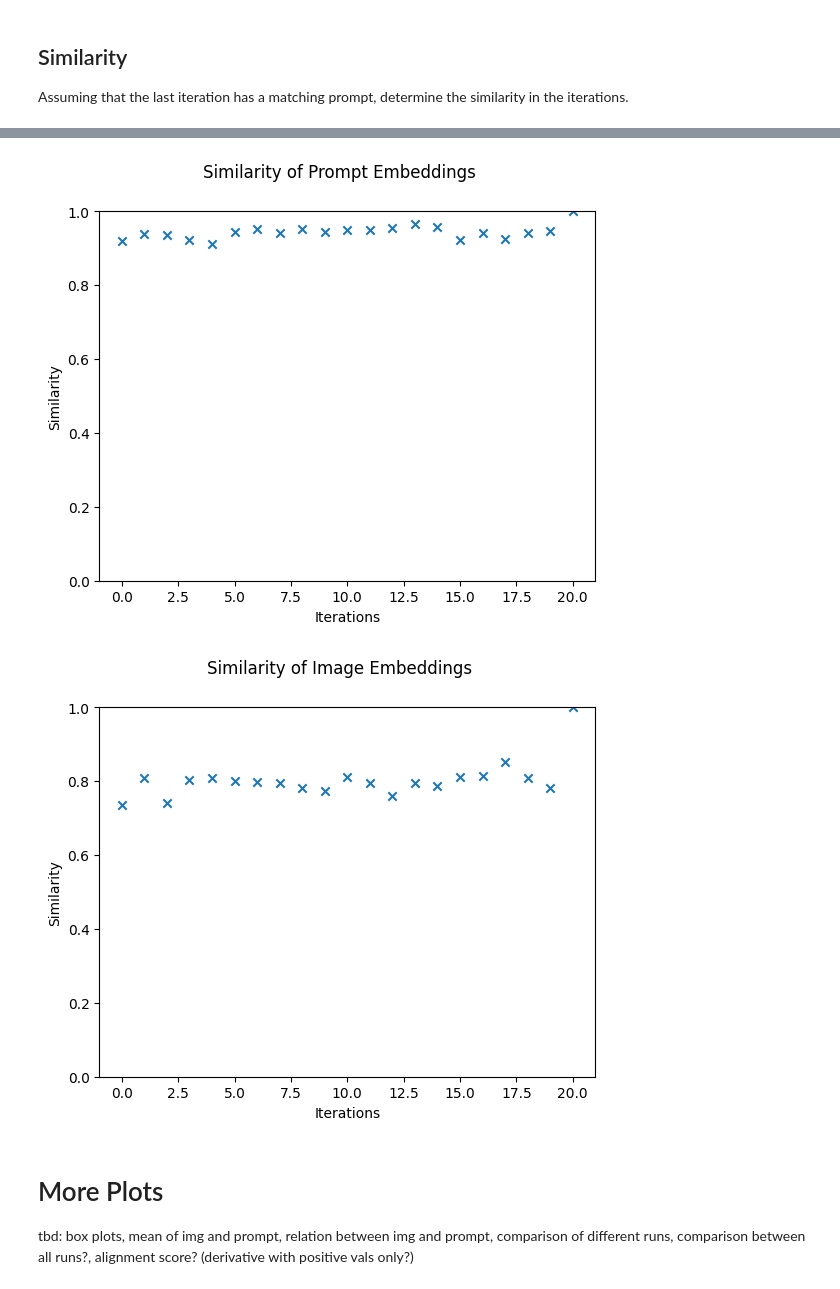
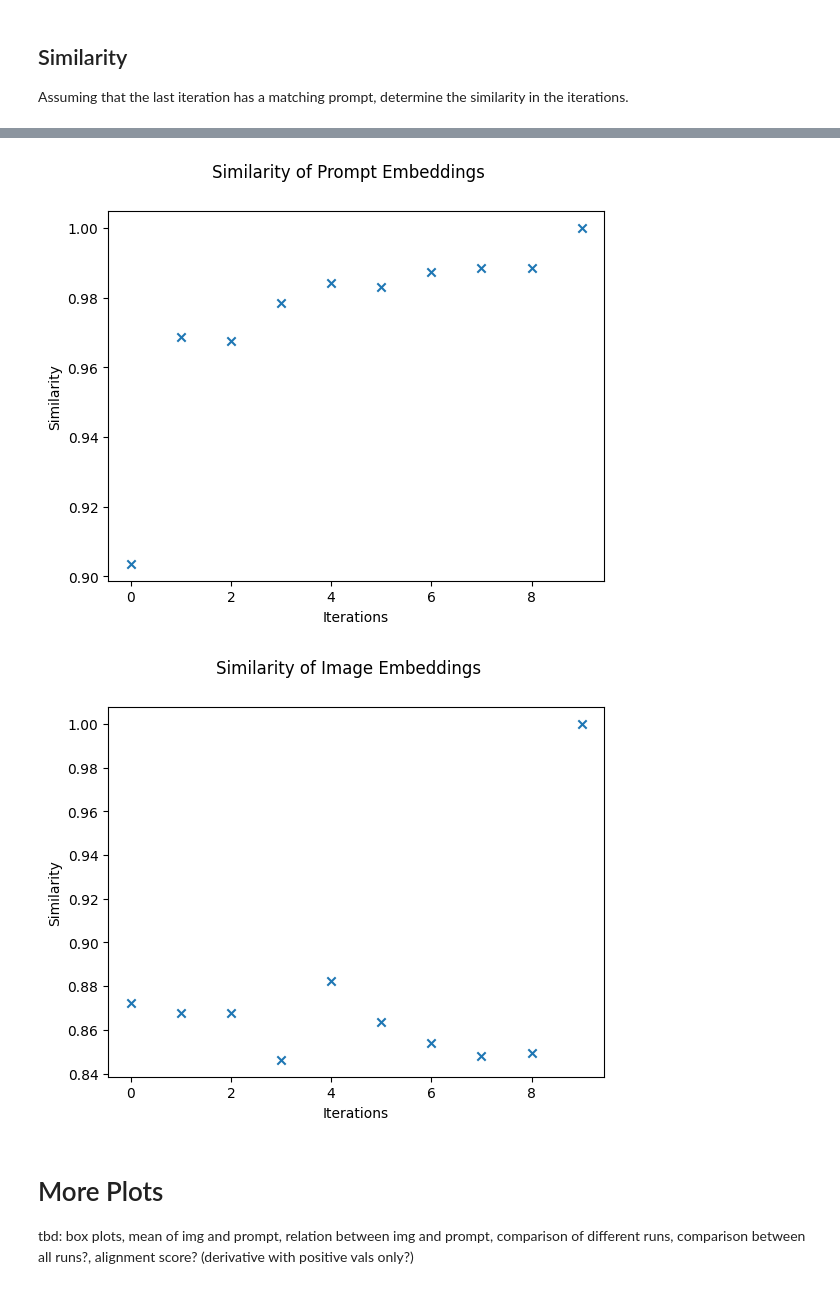
Before and after one commit to Rripped/PromptRefining, a Jupyter notebook: notebooks/Analysis.ipynb, the cells around one changed output, grey strips where cells are left out. Saved outputs shown, nothing was run; the diff lists cells and outputs as text; code cells hidden in the pictures.

```diff
--- a/notebooks/Analysis.ipynb
+++ b/notebooks/Analysis.ipynb
@@ -16,3 +16,8 @@ RUN_DIR = "../data/realistic_po_20_gpt-4-vision-preview_dall-e-3_gpt-4-1106-prev
+# %%
+# A_red_glass__30_gpt-4-vision-preview_dall-e-3_gpt-4-1106-preview_v0
+# A_yellow_hou_30_gpt-4-vision-preview_dall-e-3_gpt-4-1106-preview_v0
+
+RUN_DIR = "../data/A_red_glass__30_gpt-4-vision-preview_dall-e-3_gpt-4-1106-preview_v0"
 # %%
 def get_vecs_of_run(dir, img2vec_model):
     vec_dict = {}
@@ -59,6 +162,6 @@ def get_similarities(embeddings, labels=None, limit=False, title=''):
 # %%
 # get img vectors using img2vec
-img2vec = Img2Vec(cuda=True)
+img2vec = Img2Vec(cuda=False)
 
 # get all vecs
 vecs = get_vecs_of_run(RUN_DIR, img2vec)
@@ -86,7 +189,7 @@ img_tsne = get_tsne(img_embeddings, perplexity=5, title = "TSNE of Image Embeddi
 ## Similarity
 Assuming that the last iteration has a matching prompt, determine the similarity in the iterations.
 # %%
-sim_diff = get_similarities(difference_embeddings, limit=True, title="Similarity of Difference Embeddings")
-sim_prompt = get_similarities(prompt_embeddings, limit=True, title="Similarity of Prompt Embeddings")
-sim_img = get_similarities(img_embeddings, limit=True, title="Similarity of Image Embeddings")
+sim_diff = get_similarities(difference_embeddings, limit=False, title="Similarity of Difference Embeddings")
+sim_prompt = get_similarities(prompt_embeddings, limit=False, title="Similarity of Prompt Embeddings")
+sim_img = get_similarities(img_embeddings, limit=False, title="Similarity of Image Embeddings")
 # %% [output]
@@ -94,5 +197,5 @@ sim_img = get_similarities(img_embeddings, limit=True, title="Similarity of Imag
-[figure, old version]
+[figure, new version]
-[figure, old version]
+[figure, new version]
 # %% [markdown]
 # More Plots
 
```
Also changed, not shown: parts of 10 cells of this notebook.
